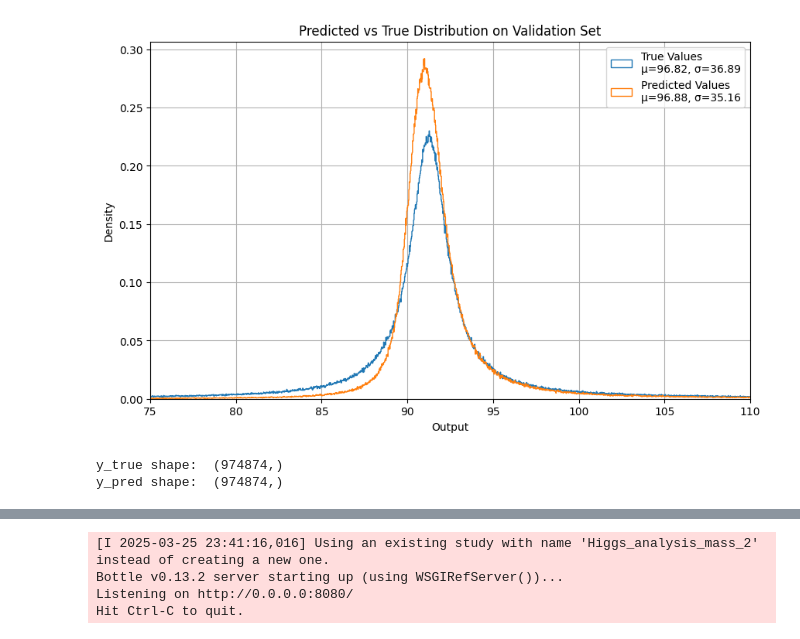
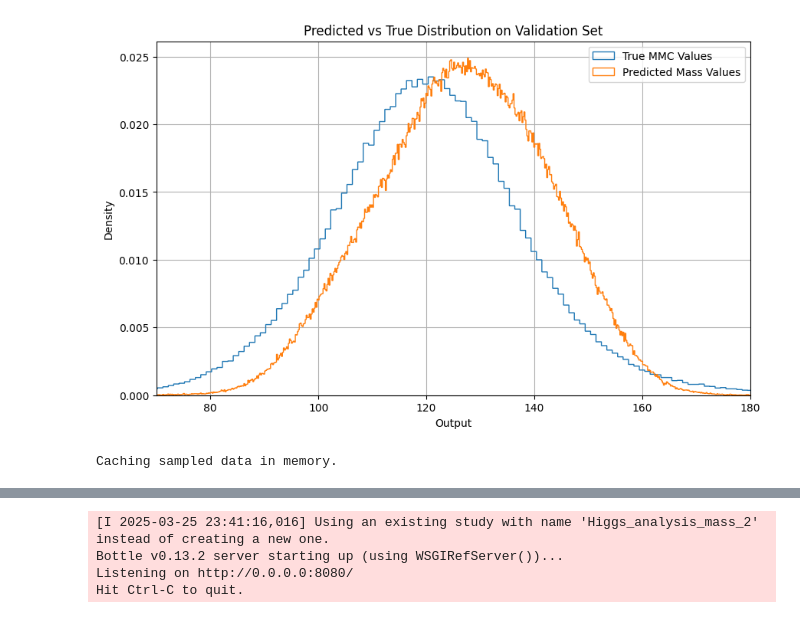
Before and after one commit to Patrik1van/HiggsAnalysisBc, a Jupyter notebook: main.ipynb, the cells around one changed output, grey strips where cells are left out. Saved outputs shown, nothing was run; the diff lists cells and outputs as text; code cells hidden in the pictures.

```diff
--- a/main.ipynb
+++ b/main.ipynb
@@ -16,12 +51,12 @@ patrik_data = "/scratch/ucjf-atlas/htautau/SM_Htautau_R22/V02_skim_mva_01/*/*/*/
 # %%
-dataset = DatasetMass(file_paths=patrik_data)
-dataset.load_data(file_name = "data")
-model = RegressionModel(dataset=dataset)
-model.load(model_name="PatrikNet_non_augmented.keras")
+dataset = DatasetMass(file_paths=erik_data)
+dataset.load_data(file_name = "data_mmc")
+dataset.augment_data(n_slices = 25)
+#model = RegressionModel(dataset=dataset)
+#model.load(model_name="PatrikNet_mmc_phi_flattened_70_180.keras")
 
-y_pred = model.model.predict(dataset.val_dataset.batch(1000)).squeeze()
-y_true = np.array(extract_data(dataset.val_dataset.map(pick_only_target)))
-
+#y_pred = model.model.predict(dataset.val_dataset.batch(1000)).squeeze()
+#y_true = np.array(extract_data(dataset.val_dataset.map(pick_only_target)))
 
 
 #plt.hist(data, bins=100, range=(50, 130), histtype='step', label='pt distribution', density=False)
@@ -44,0 +76,7 @@ Model loaded from /home/ivanpa/HiggsAnalysisBc/models/PatrikNet_non_augmented.ke
+# %%
+@tf.function
+def pick_only_mmc(data, label):
+    return data[-1]
+
+y_true = np.array(extract_data(dataset.val_dataset.map(pick_only_mmc)))
+#y_pred = model.model.predict(dataset.val_dataset.batch(1000)).squeeze()
@@ -45,29 +90,17 @@ Model loaded from /home/ivanpa/HiggsAnalysisBc/models/PatrikNet_non_augmented.ke
 # %%
-mean_pred = np.mean(y_pred)
-mean_true = np.mean(y_true)
-
-# Standard deviation
-std_pred = np.std(y_pred)
-std_true = np.std(y_true)
 
 plt.figure(figsize=(10, 6))
-plt.hist(y_true, bins=100000, histtype='step', label=f'True Values\nμ={mean_true:.2f}, σ={std_true:.2f}', density=True)
-plt.hist(y_pred, bins=100000, histtype='step', label=f'Predicted Values\nμ={mean_pred:.2f}, σ={std_pred:.2f}', density=True)
+plt.hist(y_true, bins=1000, histtype='step', label=f'True MMC Values', density=True)
+plt.hist(y_pred, bins=1000, histtype='step', label=f'Predicted Mass Values', density=True)
 plt.xlabel("Output")
 plt.ylabel("Density")
-plt.xlim(75, 110)
+plt.xlim(70, 180)
 plt.title("Predicted vs True Distribution on Validation Set")
 plt.legend()
 plt.grid(True)
 plt.savefig("predicted_vs_true_distribution.png", dpi=300)
 # %% [output]
-[figure, old version]
+[figure, new version]
-# %%
-print("y_true shape: ", y_true.shape)
-print("y_pred shape: ", y_pred.squeeze().shape)
-# %% [output]
-y_true shape:  (974874,)
-y_pred shape:  (974874,)
 # %%
 dataset.make_slices(n_slices=100)
 slices = dataset.slices
@@ -196,5 +229,11 @@ new_dataset = new_dataset.map(augment_phi)
 
 #plt.hist(masses, range=(70, 130), bins=50)
 #plt.show()
+# %%
+dataset = DatasetMass(file_paths=erik_data)
+dataset.load_data(file_name = "data_mmc")
+dataset.augment_data(n_slices = 25)
+# %% [output]
+Caching sampled data in memory.
 # %%
 param_grid = {
```
Also changed, not shown: parts of 7 cells of this notebook, 4 other files.
